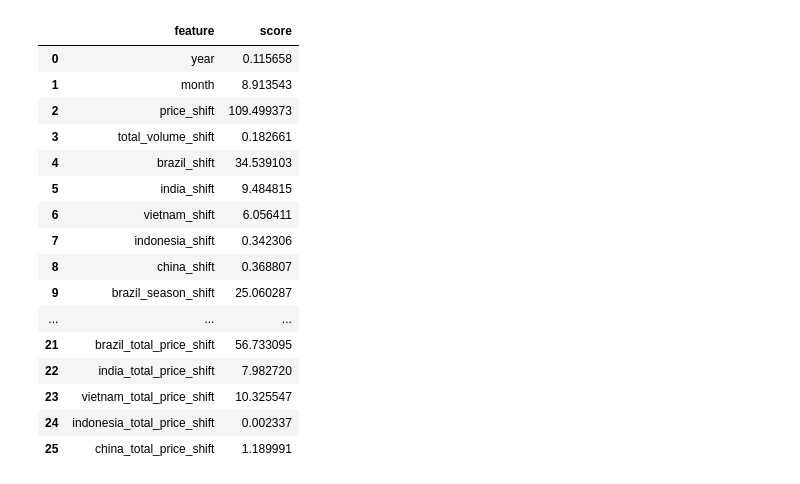
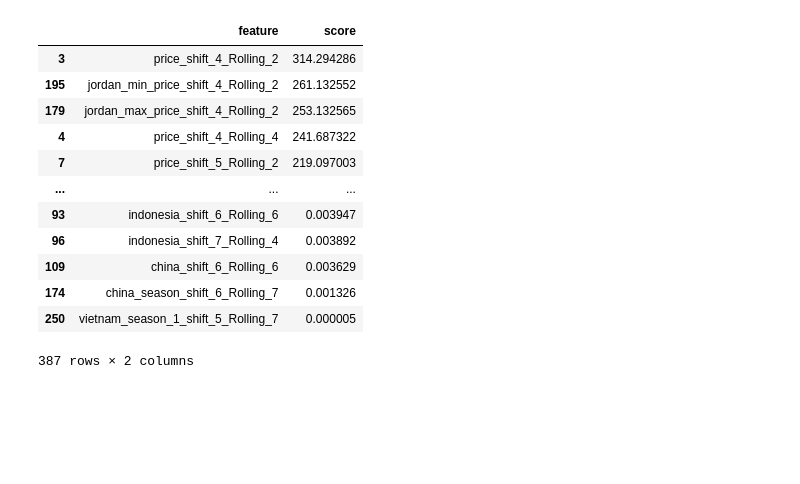
Before and after one commit to omar-ammar0/Intern_Final_Project, a Jupyter notebook: notebooks/Data_Cleaning/Features_Selection.ipynb, the cells around one changed output. Saved outputs shown, nothing was run; the diff lists cells and outputs as text; code cells hidden in the pictures; blank space fills up the shorter version.

```diff
--- a/notebooks/Data_Cleaning/Features_Selection.ipynb
+++ b/notebooks/Data_Cleaning/Features_Selection.ipynb
@@ -70,25 +93,21 @@ features_score_red
 # %%
 x_df_yellow=df_yellow.drop(["price"],axis=1)
 y_df_yellow=df_yellow["price"]
 
 best_yellow=SelectKBest(score_func=f_regression,k=26).fit(x_df_yellow,y_df_yellow)
 features_score_yellow=pd.concat([pd.DataFrame(x_df_yellow.columns,columns=["feature"]),pd.DataFrame(best_yellow.scores_,columns=["score"])],axis=1)
-features_score_red
+features_score_yellow.sort_values(by="score",ascending=False)
 # %% [output]
 |  | feature | score |
-| 0 | year | 0.115658 |
-| 1 | month | 8.913543 |
-| 2 | price_shift | 109.499373 |
-| 3 | total_volume_shift | 0.182661 |
-| 4 | brazil_shift | 34.539103 |
-| 5 | india_shift | 9.484815 |
-| 6 | vietnam_shift | 6.056411 |
-| 7 | indonesia_shift | 0.342306 |
-| 8 | china_shift | 0.368807 |
-| 9 | brazil_season_shift | 25.060287 |
+| 3 | price_shift_4_Rolling_2 | 314.294286 |
+| 195 | jordan_min_price_shift_4_Rolling_2 | 261.132552 |
+| 179 | jordan_max_price_shift_4_Rolling_2 | 253.132565 |
+| 4 | price_shift_4_Rolling_4 | 241.687322 |
+| 7 | price_shift_5_Rolling_2 | 219.097003 |
 | ... | ... | ... |
-| 21 | brazil_total_price_shift | 56.733095 |
-| 22 | india_total_price_shift | 7.982720 |
-| 23 | vietnam_total_price_shift | 10.325547 |
-| 24 | indonesia_total_price_shift | 0.002337 |
-| 25 | china_total_price_shift | 1.189991 |
+| 93 | indonesia_shift_6_Rolling_6 | 0.003947 |
+| 96 | indonesia_shift_7_Rolling_4 | 0.003892 |
+| 109 | china_shift_6_Rolling_6 | 0.003629 |
+| 174 | china_season_shift_6_Rolling_7 | 0.001326 |
+| 250 | vietnam_season_1_shift_5_Rolling_7 | 0.000005 |
+387 rows × 2 columns
```
Also changed, not shown: parts of 13 cells of this notebook.
